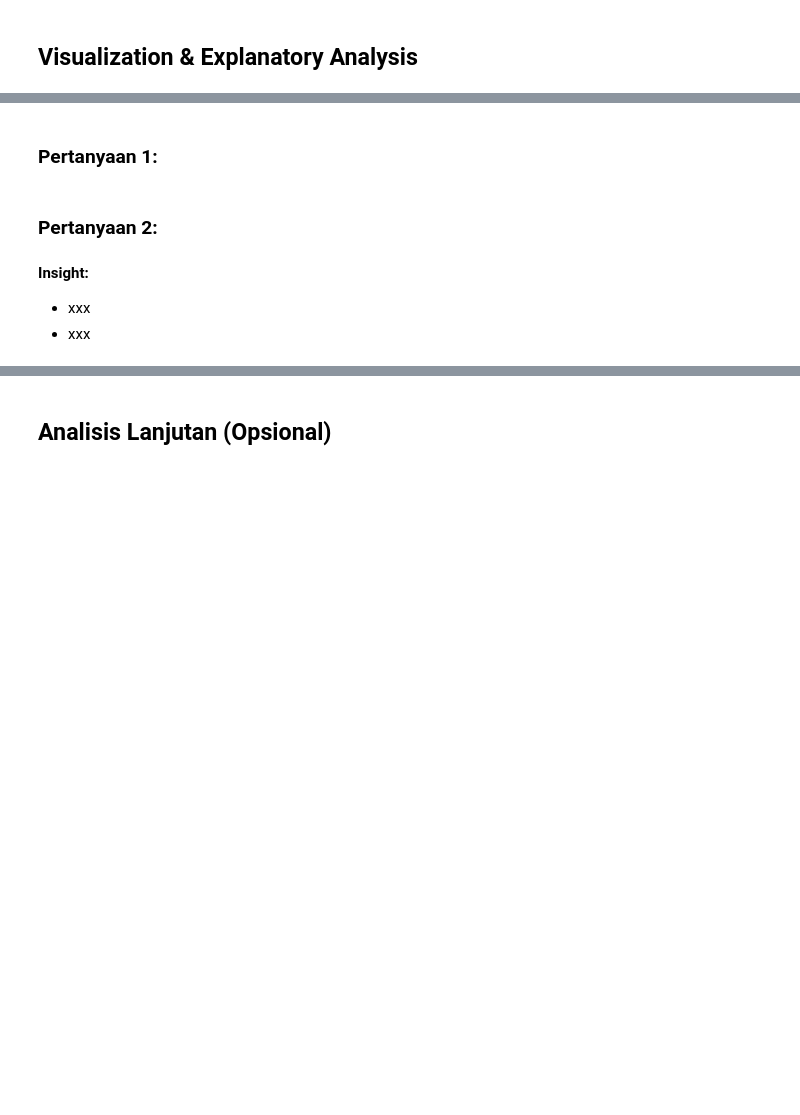
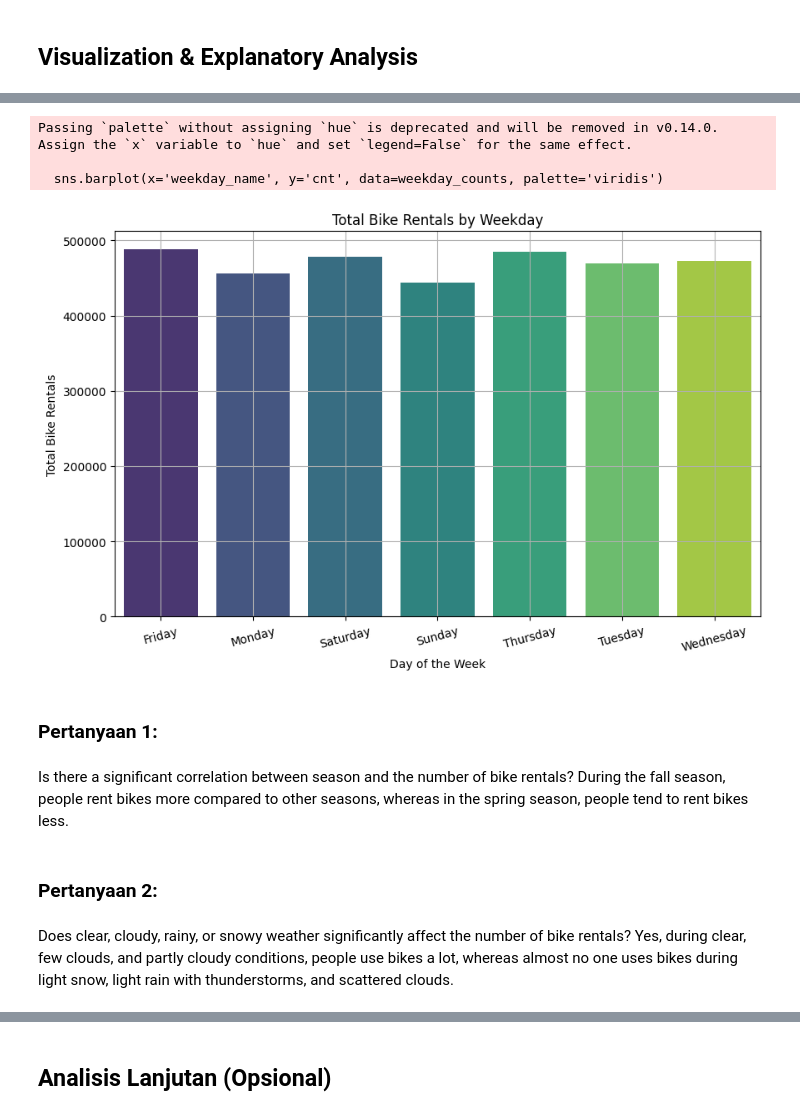
Before and after one commit to Adindashyfa/proyek_data_analis, a Jupyter notebook: Proyek_Analisis_Data.ipynb, the cells around one changed output, grey strips where cells are left out. Drawn from its saved outputs; the diff is of its cells as text; code cells hidden in the pictures; blank space fills up the shorter version.

```diff
--- a/Proyek_Analisis_Data.ipynb
+++ b/Proyek_Analisis_Data.ipynb
@@ -42,0 +218,11 @@
+# %%
+# Mapping weekday to its name
+weekday_mapping = {0: 'Sunday', 1: 'Monday', 2: 'Tuesday', 3: 'Wednesday', 4: 'Thursday', 5: 'Friday', 6: 'Saturday'}
+data['weekday_name'] = data['weekday'].map(weekday_mapping)
+
+# Calculate total rentals by weekday
+weekday_counts = data.groupby('weekday_name')['cnt'].sum().reset_index()
+
+# Display the total rentals by weekday
+print("Total Rentals by Weekday:")
+print(weekday_counts)
@@ -45,8 +292,26 @@
+# %%
+# Visualizing the total number of rentals by weekday
+plt.figure(figsize=(10, 6))
+sns.barplot(x='weekday_name', y='cnt', data=weekday_counts, palette='viridis')
+
+plt.title('Total Bike Rentals by Weekday')
+plt.xlabel('Day of the Week')
+plt.ylabel('Total Bike Rentals')
+plt.xticks(rotation=15)  # Rotate x-ticks for better visibility
+plt.grid(True)
+plt.show()
+# %% [output]
+Passing `palette` without assigning `hue` is deprecated and will be removed in v0.14.0. Assign the `x` variable to `hue` and set `legend=False` for the same effect.
+
+  sns.barplot(x='weekday_name', y='cnt', data=weekday_counts, palette='viridis')
+[figure, added]
 # %% [markdown]
 ### Pertanyaan 1:
+# %% [markdown]
+Is there a significant correlation between season and the number of bike rentals?
+During the fall season, people rent bikes more compared to other seasons, whereas in the spring season, people tend to rent bikes less.
 # %% [markdown]
 ### Pertanyaan 2:
-# %% [markdown]
-**Insight:**
-- xxx
-- xxx
+# %% [markdown]
+Does clear, cloudy, rainy, or snowy weather significantly affect the number of bike rentals?
+Yes, during clear, few clouds, and partly cloudy conditions, people use bikes a lot, whereas almost no one uses bikes during light snow, light rain with thunderstorms, and scattered clouds.
```
Also changed, not shown: parts of 34 cells of this notebook.
